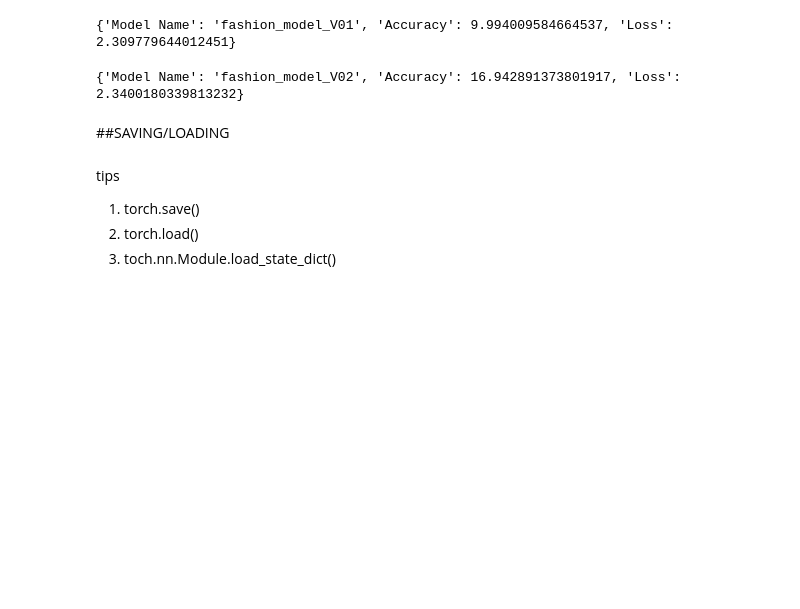
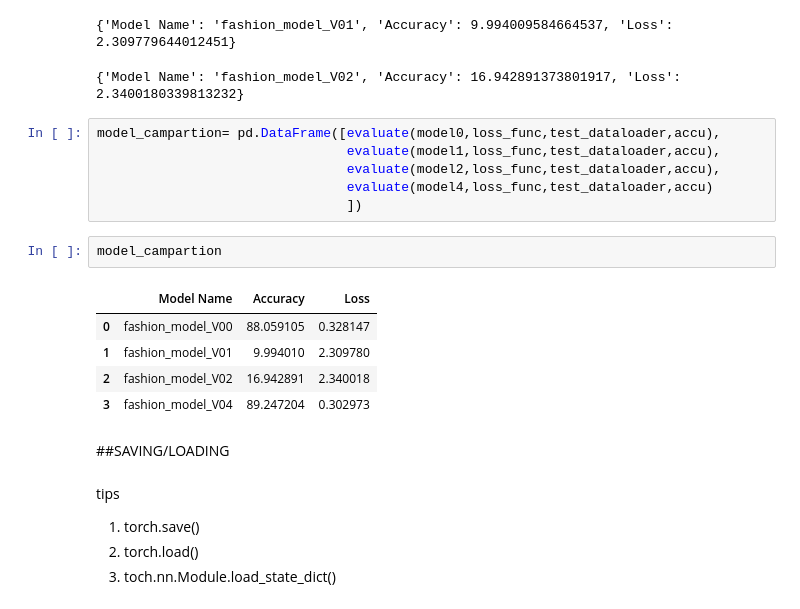
Before and after one commit to AhamedShimak/pytorch, a Jupyter notebook: computer_vision_cnn_code_along.ipynb, the cells around one changed output. Cells and saved outputs as stored; diff of their text form; blank space fills up the shorter version.

Commit message:
Model comparison

```diff
--- a/computer_vision_cnn_code_along.ipynb
+++ b/computer_vision_cnn_code_along.ipynb
@@ -881,6 +881,20 @@ print(evaluate(model2,loss_func,test_dataloader,accu))
 {'Model Name': 'fashion_model_V00', 'Accuracy': 88.0591054313099, 'Loss': 0.32814687490463257}
 {'Model Name': 'fashion_model_V01', 'Accuracy': 9.994009584664537, 'Loss': 2.309779644012451}
 {'Model Name': 'fashion_model_V02', 'Accuracy': 16.942891373801917, 'Loss': 2.3400180339813232}
+# %%
+model_campartion= pd.DataFrame([evaluate(model0,loss_func,test_dataloader,accu),
+                                evaluate(model1,loss_func,test_dataloader,accu),
+                                evaluate(model2,loss_func,test_dataloader,accu),
+                                evaluate(model4,loss_func,test_dataloader,accu)
+                                ])
+# %%
+model_campartion
+# %% [output]
+|  | Model Name | Accuracy | Loss |
+| 0 | fashion_model_V00 | 88.059105 | 0.328147 |
+| 1 | fashion_model_V01 | 9.994010 | 2.309780 |
+| 2 | fashion_model_V02 | 16.942891 | 2.340018 |
+| 3 | fashion_model_V04 | 89.247204 | 0.302973 |
 # %% [markdown]
 ##SAVING/LOADING
 # %% [markdown]
```
Also changed, not shown: parts of 1 cell of this notebook.
